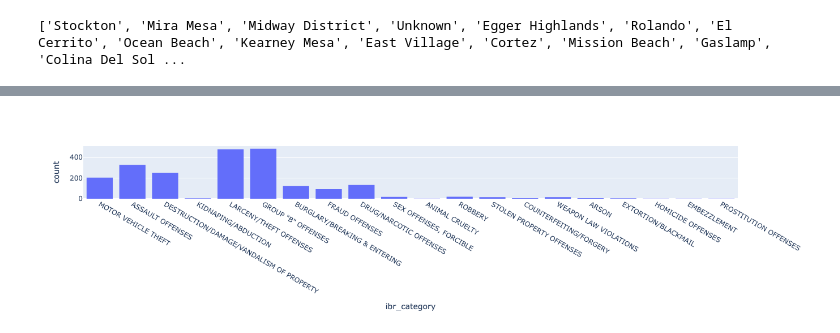
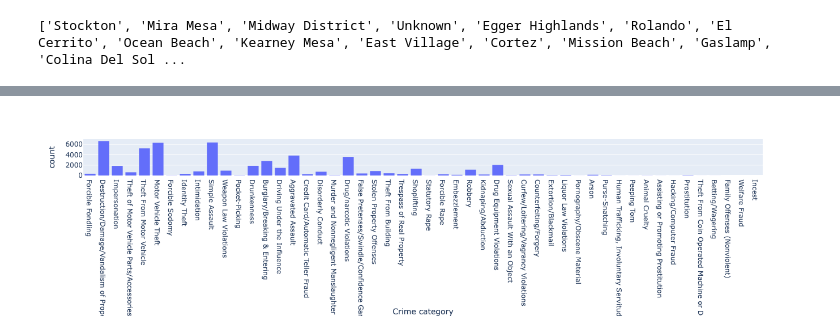
Before and after one commit to tldilan/San-Diego-Crime-Analysis, a Jupyter notebook: SD_crime.ipynb, the cells around one changed output, grey strips where cells are left out. Drawn from its saved outputs; the diff is of its cells as text; code cells hidden in the pictures.

Commit message:
crime count dashboard added

```diff
--- a/SD_crime.ipynb
+++ b/SD_crime.ipynb
@@ -102,0 +107,6 @@ df.head(20)
+# %%
+#extract date
+new_df['occured_on'] = pd.to_datetime(new_df['occured_on'])
+new_df['month'] = new_df['occured_on'].dt.month
+new_df['year'] = new_df['occured_on'].dt.year
+new_df.head(20)
@@ -103,8 +198,9 @@ df.head(20)
 # %%
-# Add frequency count of ibr_categories to new dataframe
-#when doing groupby().size() pandas reverts df back to object, reset the index and name the new column (
+# # Add frequency count of ibr_categories to new dataframe
+# #when doing groupby().size() pandas reverts df back to object, reset the index and name the new column (
 
-new_df = df.groupby(['occured_on', 'latitude','longitude',
-                     'neighborhood','year',
-                     'ibr_category','code_section'])['ibr_category'].size().reset_index(name= "frequency_ibr")
-new_df.query('neighborhood != "Unknown"')
+# crime_df = new_df.groupby(['year', 'month',
+#                      'neighborhood',
+#                      'ibr_offense_description'])['ibr_offense_description'].size().reset_index(name= "frequency_ibr")
+# new_df.query('neighborhood != "Unknown"')
+# crime_df['ibr_offense_description'].unique()
@@ -125,11 +207,9 @@ new_df.query('neighborhood != "Unknown"')
 # %%
-#extract date
-new_df['occured_on'] = pd.to_datetime(new_df['occured_on'])
-new_df['month'] = new_df['occured_on'].dt.month
+# #extract date
+# new_df['occured_on'] = pd.to_datetime(new_df['occured_on'])
+# new_df['month'] = new_df['occured_on'].dt.month
 
+# #filter by neighboorhood
 
-
-#filter by neighboorhood
-
-new_df = new_df[(new_df['neighborhood'].isin(['University Heights','North Park']))]
-new_df.tail(20)
+# new_df = new_df[(new_df['neighborhood'].isin(['University Heights','North Park']))]
+# new_df.tail(20)
@@ -196,10 +227,12 @@ crime_trends.tail(20)
 # %%
 #look at the number of cases in north park in 2023 for the ibr_category
 
-fig = px.histogram(new_df, x="ibr_category")
+fig = px.histogram(new_df.query("year == 2023 & ~ibr_offense_description.isin(['All Other Larceny','All Other Offenses'])"),
+                   x="ibr_offense_description",
+                  labels={'count':'Crime Frequency', 'ibr_offense_description': 'Crime category'})
 fig.show()
 # %% [output]
-[figure, old version]
+[figure, new version]
 # %%
 coordinates = [32.7157, -117.1611] # San Diego, California's latitude and longitude
 map = folium.Map(location=coordinates, tiles="cartodb positron")
```
Also changed, not shown: parts of 13 cells of this notebook.
